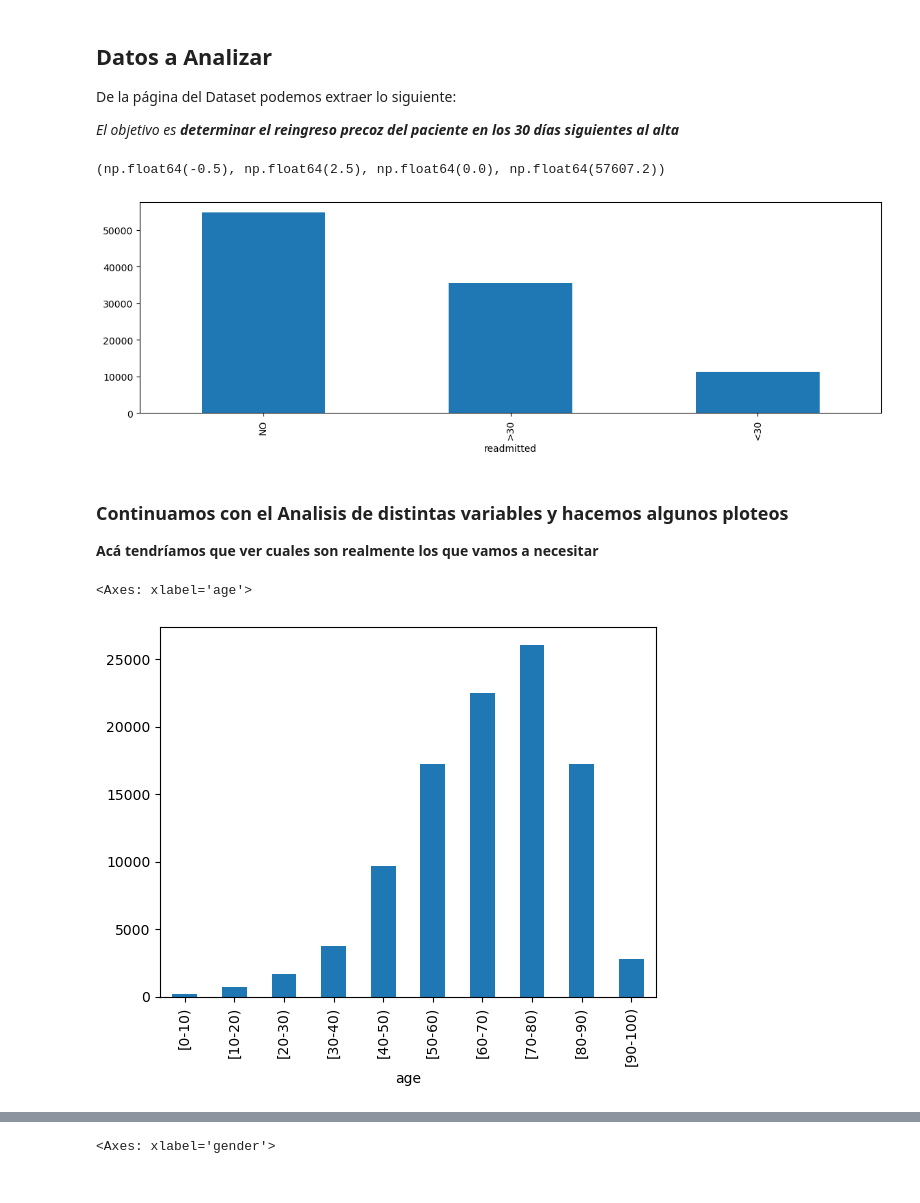
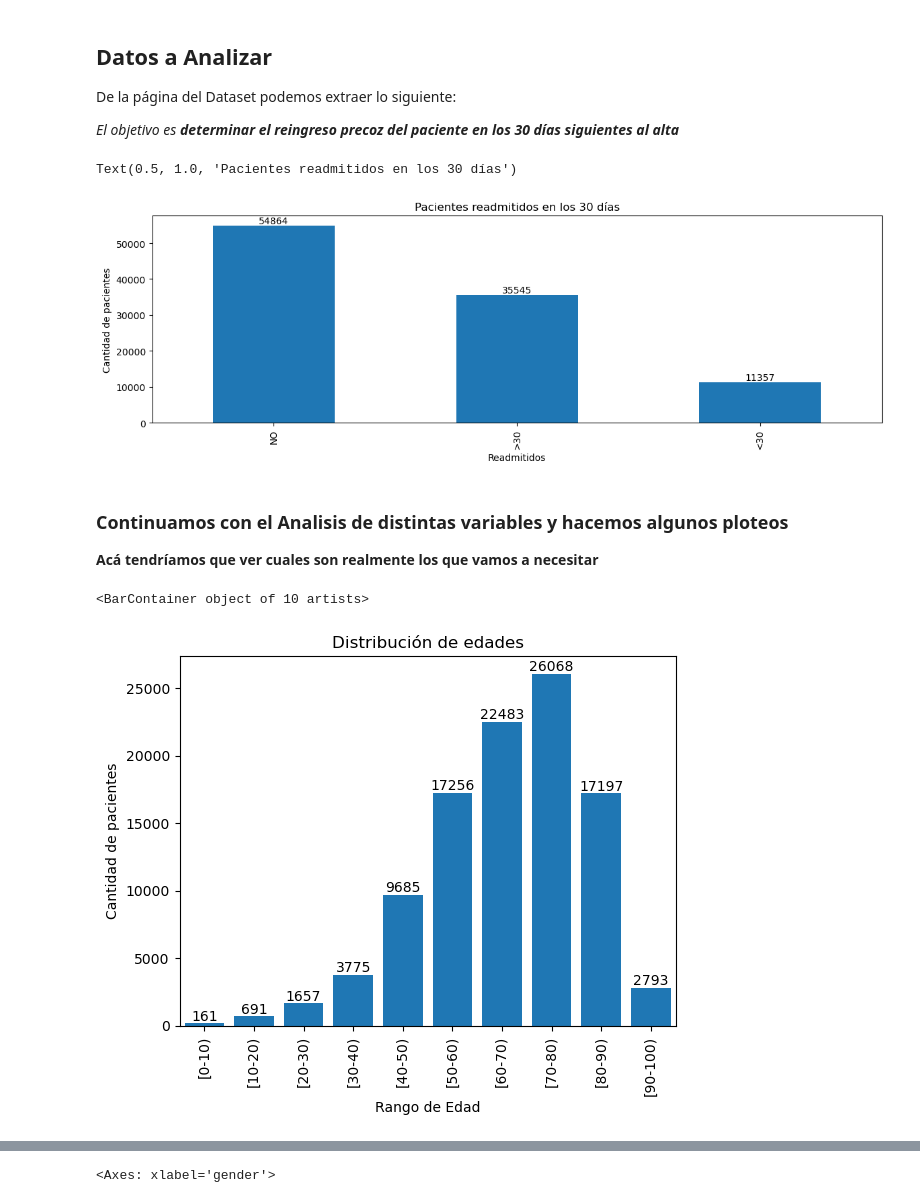
Before and after one commit to reimondezmariano/AdD_Trabajo_Final, a Jupyter notebook: Trabajo_final.ipynb, the cells around one changed output, grey strips where cells are left out. Cells and saved outputs as stored; diff of their text form; code cells hidden in the pictures.

```diff
--- a/Trabajo_final.ipynb
+++ b/Trabajo_final.ipynb
@@ -164,16 +167,33 @@ De la página del Dataset podemos extraer lo siguiente:
 
 
 plt.figure(figsize=(14, 4))
+counts= data_set["readmitted"].value_counts()
+for i, valor in enumerate(counts.values):
+    plt.text(i, valor, str(valor), ha="center", va="bottom")
+
 data_set["readmitted"].value_counts().plot(kind="bar")
+
+plt.xlabel("Readmitidos")
+plt.ylabel("Cantidad de pacientes")
+plt.title("Pacientes readmitidos en los 30 días")
 # %% [output]
-(np.float64(-0.5), np.float64(2.5), np.float64(0.0), np.float64(57607.2))
+Text(0.5, 1.0, 'Pacientes readmitidos en los 30 días')
-[figure, old version]
+[figure, new version]
 # %% [markdown]
 ### Continuamos con el Analisis de distintas variables y hacemos algunos ploteos
 
 **Acá tendríamos que ver cuales son realmente los que vamos a necesitar**
 # %%
 data_set["age"].value_counts().sort_index().plot(kind="bar")
+counts = data_set["age"].value_counts().sort_index()
+
+for i, valor in enumerate(counts.values):
+    plt.text(i, valor, str(valor), ha='center', va='bottom')
+
+plt.xlabel("Rango de Edad")
+plt.ylabel("Cantidad de pacientes")
+plt.title("Distribución de edades")
+plt.bar(counts.index, counts.values)
 # %% [output]
-<Axes: xlabel='age'>
+<BarContainer object of 10 artists>
-[figure, old version]
+[figure, new version]
```
Also changed, not shown: parts of 6 cells of this notebook.
